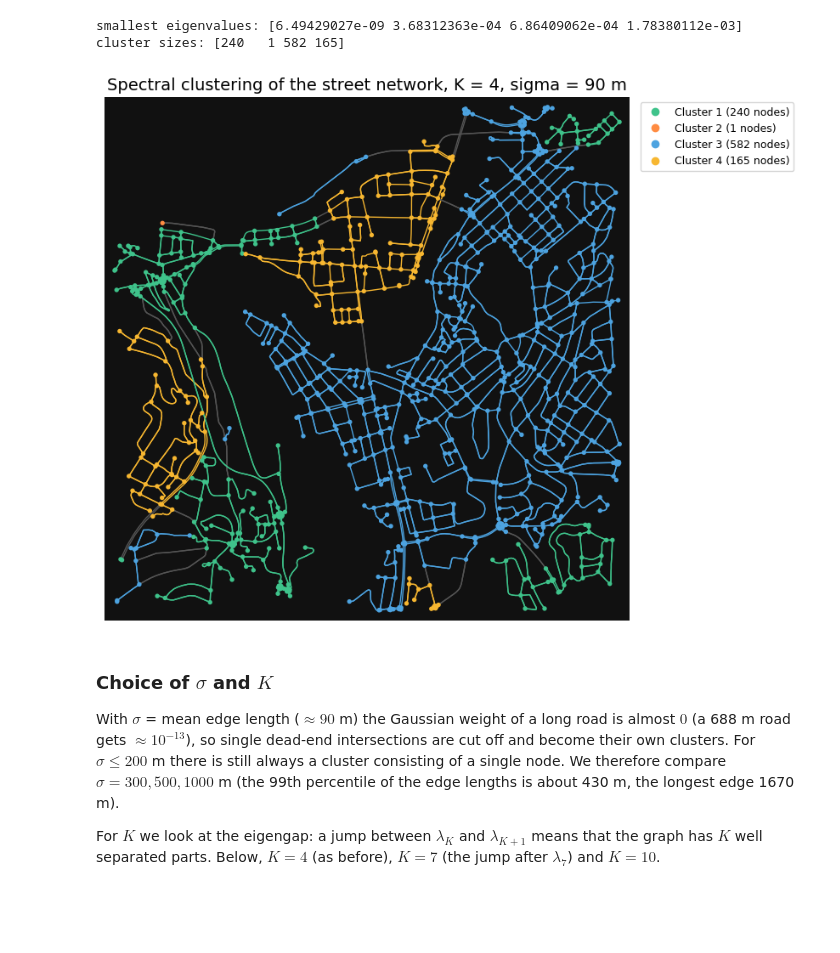
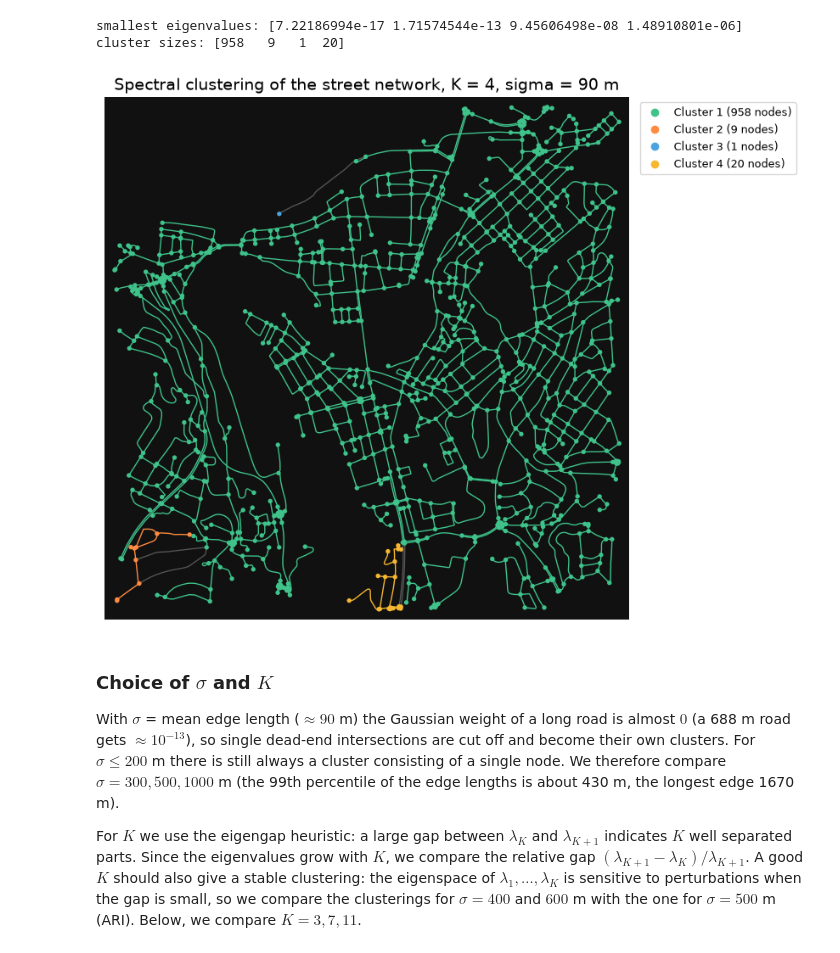
Before and after one commit to theaboge/spectral_clustering, a Jupyter notebook: map_test.ipynb, the cells around one changed output. Cells and saved outputs as stored; diff of their text form; code cells hidden in the pictures; blank space fills up the shorter version.

```diff
--- a/map_test.ipynb
+++ b/map_test.ipynb
@@ -135,19 +152,19 @@ def plot_graph_clusters(G, C, node_idx, title="Spectral clustering", ax=None):
         ax_.set_title(title, fontsize=11)
 # %%
 K = 4
-C, lambdas, U = spectral_clustering_graph(L, K=K, method="lanczos")
+C, lambdas, U = spectral_clustering_graph(L, K=K, method="eigh")
 print("smallest eigenvalues:", lambdas)
 print("cluster sizes:", np.bincount(C))
 plot_graph_clusters(G, C, node_idx, title=f"Spectral clustering of the street network, K = {K}, sigma = {sigma:.0f} m")
 # %% [output]
-smallest eigenvalues: [6.49429027e-09 3.68312363e-04 6.86409062e-04 1.78380112e-03]
-cluster sizes: [240   1 582 165]
+smallest eigenvalues: [7.22186994e-17 1.71574544e-13 9.45606498e-08 1.48910801e-06]
+cluster sizes: [958   9   1  20]
-[figure, old version]
+[figure, new version]
 # %% [markdown]
 ### Choice of $\sigma$ and $K$
 With $\sigma$ = mean edge length ($\approx 90$ m) the Gaussian weight of a long road is almost $0$ (a 688 m road gets $\approx 10^{-13}$), so single dead-end intersections are cut off and become their own clusters. For $\sigma \le 200$ m there is still always a cluster consisting of a single node. We therefore compare $\sigma = 300, 500, 1000$ m (the 99th percentile of the edge lengths is about 430 m, the longest edge 1670 m).
 
-For $K$ we look at the eigengap: a jump between $\lambda_K$ and $\lambda_{K+1}$ means that the graph has $K$ well separated parts. Below, $K = 4$ (as before), $K = 7$ (the jump after $\lambda_7$) and $K = 10$.
+For $K$ we use the eigengap heuristic: a large gap between $\lambda_K$ and $\lambda_{K+1}$ indicates $K$ well separated parts. Since the eigenvalues grow with $K$, we compare the relative gap $(\lambda_{K+1} - \lambda_K)/\lambda_{K+1}$. A good $K$ should also give a stable clustering: the eigenspace of $\lambda_1, \dots, \lambda_K$ is sensitive to perturbations when the gap is small, so we compare the clusterings for $\sigma = 400$ and $600$ m with the one for $\sigma = 500$ m (ARI). Below, we compare $K = 3, 7, 11$.
 # %%
 def street_laplacian(A_dist, sigma):
     '''
```
Also changed, not shown: parts of 16 cells of this notebook, 4 other files.
